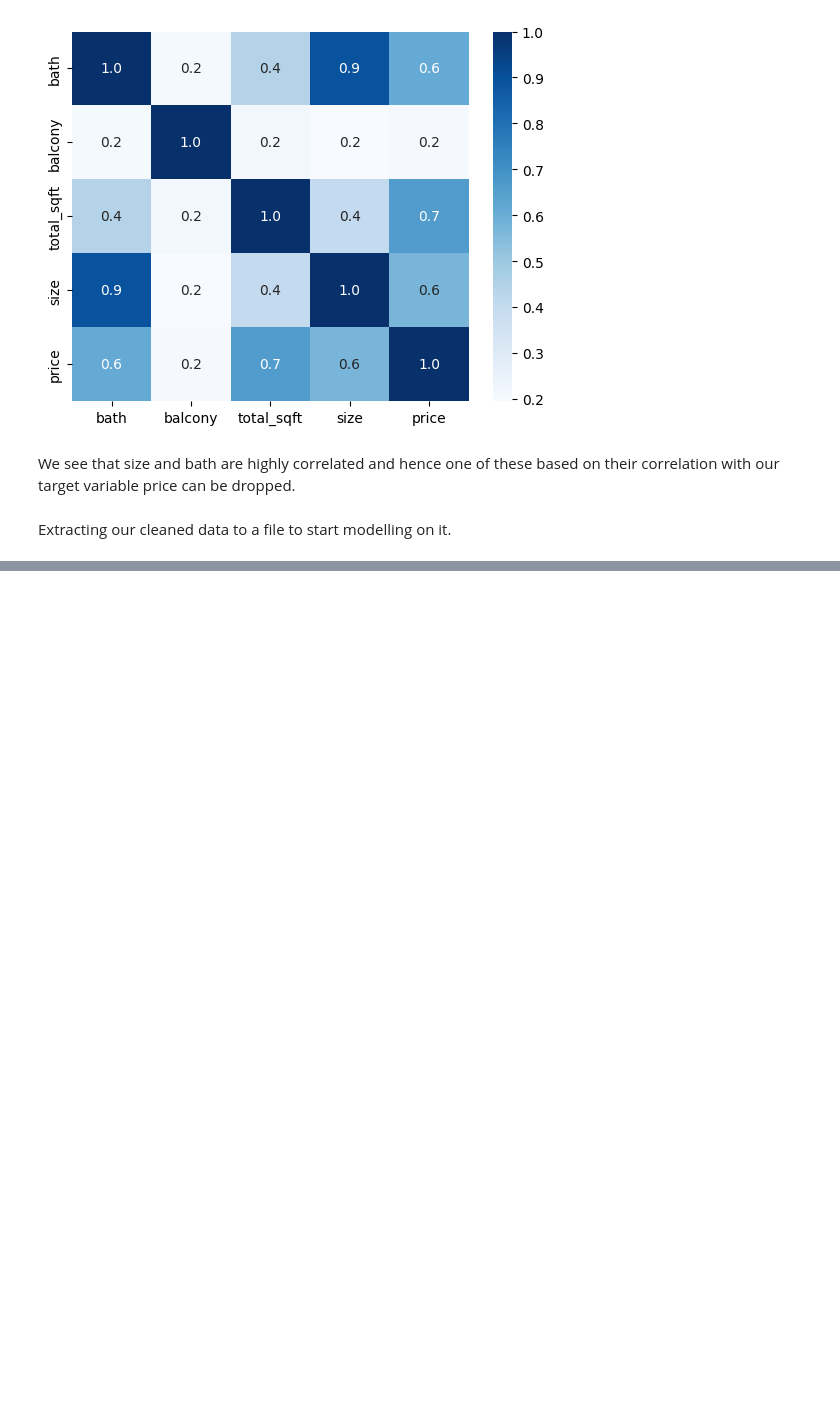
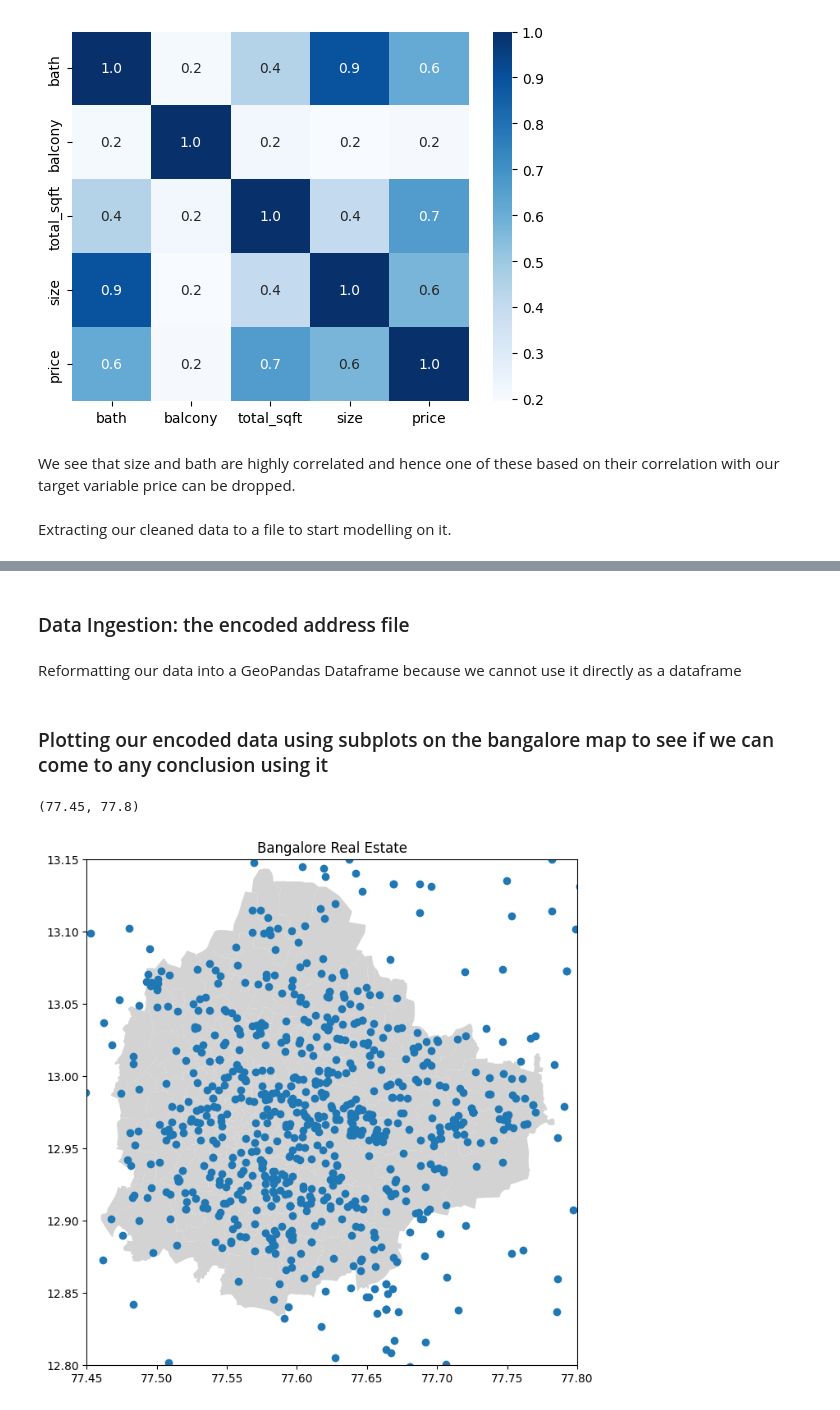
Before and after one commit to AnshikaJain2405/OrionDataAnalyticsInternshipJul23-Proj2, a Jupyter notebook: notebooks/EDA.ipynb, the cells around one changed output, grey strips where cells are left out. Drawn from its saved outputs; the diff is of its cells as text; code cells hidden in the pictures; blank space fills up the shorter version.

```diff
--- a/notebooks/EDA.ipynb
+++ b/notebooks/EDA.ipynb
@@ -420 +359,24 @@ ax = bangaloremap.plot(alpha=0.5, edgecolor='k', legend=True)
 [figure]
+# %% [markdown]
+### Data Ingestion: the encoded address file
+# %%
+encoded_df = pd.read_csv(r"data\final\encoded_addr.csv")
+# %% [markdown]
+Reformatting our data into a GeoPandas Dataframe because we cannot use it directly as a dataframe
+# %%
+crs = {'init':'EPSG:4326'}
+geometry = [Point(xy) for xy in zip(encoded_df['longitude'], encoded_df['latitude'])]
+geo_df = gpd.GeoDataFrame(encoded_df, crs = crs, geometry = geometry)
+# %% [markdown]
+### Plotting our encoded data using subplots on the bangalore map to see if we can come to any conclusion using it
+# %%
+fig, ax = plt.subplots(figsize = (8,8))
+bangaloremap.plot(ax=ax, color='lightgrey')
+geo_df.plot(ax=ax)
+
+ax.set_title('Bangalore Real Estate')
+ax.set_ylim(12.8, 13.15)
+ax.set_xlim(77.45,77.8)
+# %% [output]
+(77.45, 77.8)
+[figure, added]
```
Also changed, not shown: parts of 33 cells of this notebook.
